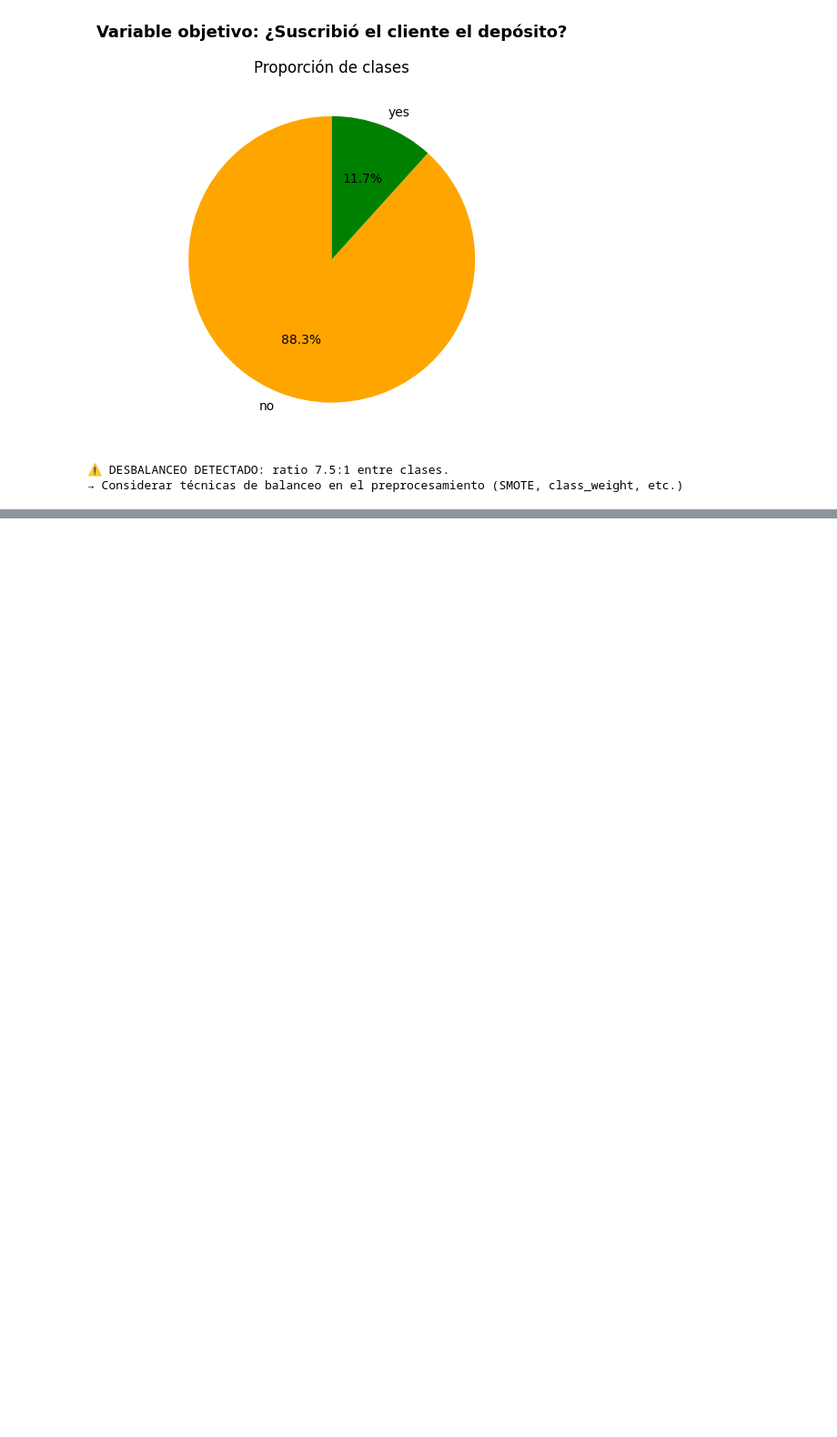
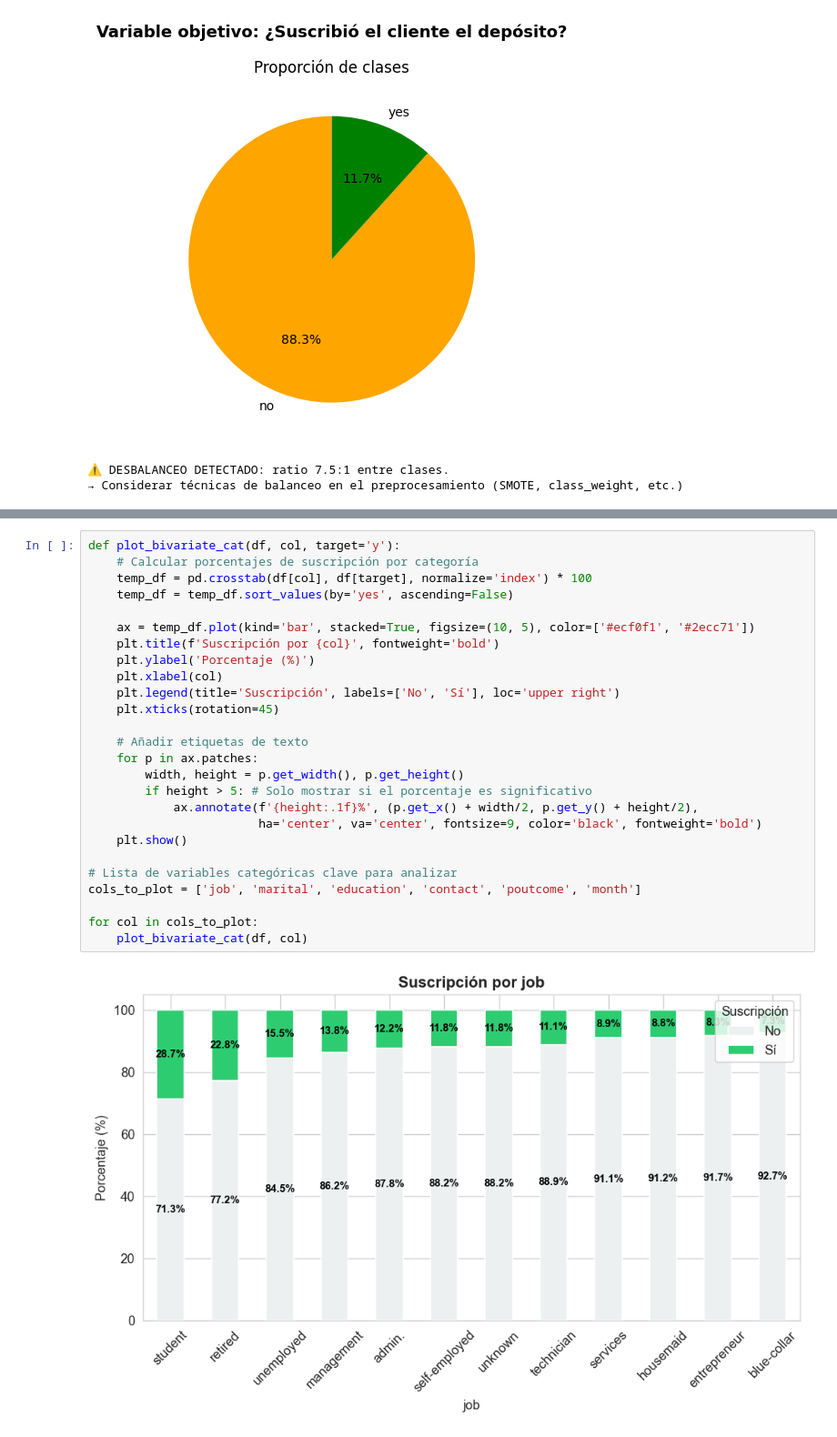
Before and after one commit to Bootcamp-IA-P6/Proyecto6_Clasificacion_Equipo2, a Jupyter notebook: notebook/00_eda.ipynb, the cells around one changed output, grey strips where cells are left out. Shown at 91% size. Saved outputs shown, nothing was run; the diff lists cells and outputs as text; blank space fills up the shorter version.

Commit message:
feat: add bivariate and multivariate analysis to the eda file, #2

```diff
--- a/notebook/00_eda.ipynb
+++ b/notebook/00_eda.ipynb
@@ -214,0 +335,28 @@ else:
+# %%
+def plot_bivariate_cat(df, col, target='y'):
+    # Calcular porcentajes de suscripción por categoría
+    temp_df = pd.crosstab(df[col], df[target], normalize='index') * 100
+    temp_df = temp_df.sort_values(by='yes', ascending=False)
+
+    ax = temp_df.plot(kind='bar', stacked=True, figsize=(10, 5), color=['#ecf0f1', '#2ecc71'])
+    plt.title(f'Suscripción por {col}', fontweight='bold')
+    plt.ylabel('Porcentaje (%)')
+    plt.xlabel(col)
+    plt.legend(title='Suscripción', labels=['No', 'Sí'], loc='upper right')
+    plt.xticks(rotation=45)
+
+    # Añadir etiquetas de texto
+    for p in ax.patches:
+        width, height = p.get_width(), p.get_height()
+        if height > 5: # Solo mostrar si el porcentaje es significativo
+            ax.annotate(f'{height:.1f}%', (p.get_x() + width/2, p.get_y() + height/2),
+                        ha='center', va='center', fontsize=9, color='black', fontweight='bold')
+    plt.show()
+
+# Lista de variables categóricas clave para analizar
+cols_to_plot = ['job', 'marital', 'education', 'contact', 'poutcome', 'month']
+
+for col in cols_to_plot:
+    plot_bivariate_cat(df, col)
+# %% [output]
+[figure, added]
```
Also changed, not shown: parts of 32 cells of this notebook.
